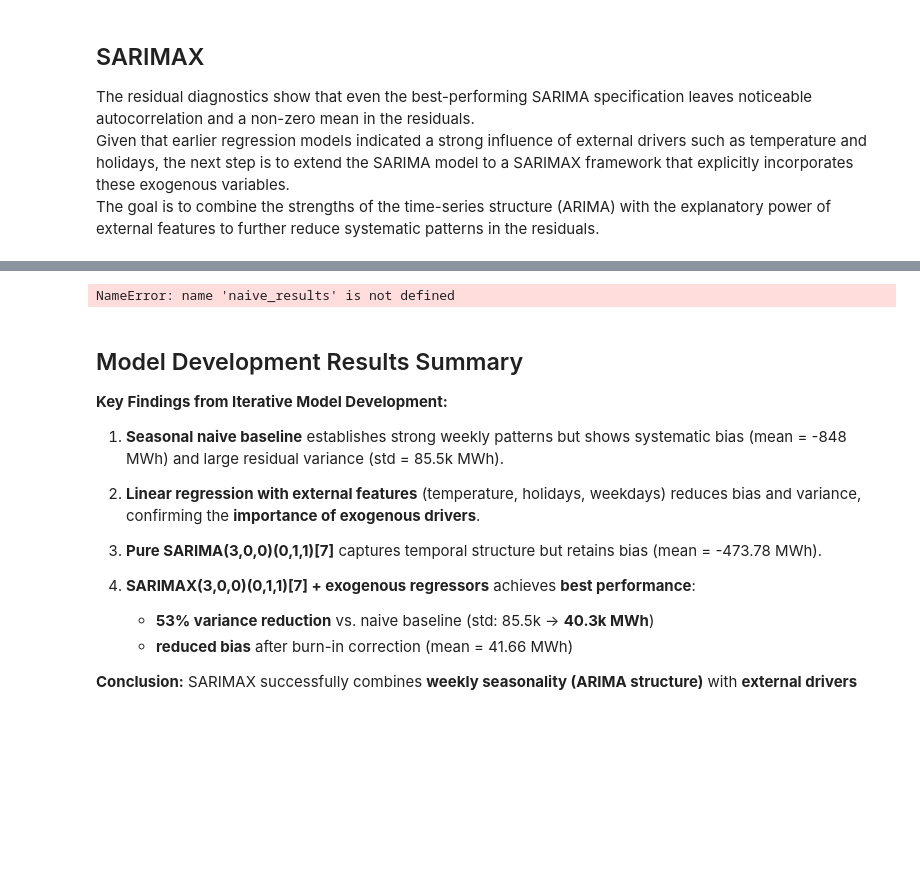
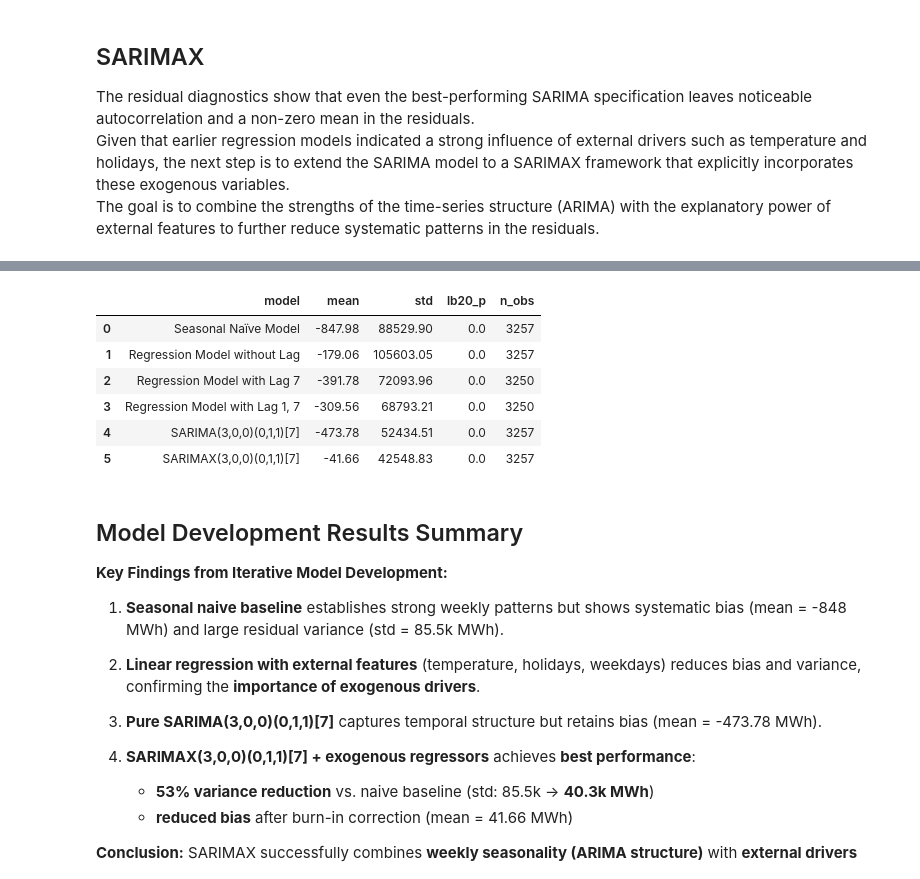
Before and after one commit to marakoe/energy-forecasting, a Jupyter notebook: notebooks/03_models.ipynb, the cells around one changed output, grey strips where cells are left out. Cells and saved outputs as stored; diff of their text form; code cells hidden in the pictures; blank space fills up the shorter version.

```diff
--- a/notebooks/03_models.ipynb
+++ b/notebooks/03_models.ipynb
@@ -299,6 +300,14 @@ The residual diagnostics show that even the best-performing SARIMA specification
 Given that earlier regression models indicated a strong influence of external drivers such as temperature and holidays, the next step is to extend the SARIMA model to a SARIMAX framework that explicitly incorporates these exogenous variables.
 The goal is to combine the strengths of the time-series structure (ARIMA) with the explanatory power of external features to further reduce systematic patterns in the residuals.
 # %%
+exog_train = pd.get_dummies(
+    train[['month', 'is_holiday', 'TMK']],
+    columns=['month'],
+    prefix='month',
+    drop_first=True,
+    dtype=float
+)
+
 sarimax_model = SARIMAX(
     train['y'],
     exog=exog_train,
@@ -314,7 +323,7 @@ print(sarimax_model.summary())
 fitted = sarimax_model.fittedvalues
 resid = train['y'] - fitted
 
-sarima_results = plot_residual_diagnostics(
+sarimax_results = plot_residual_diagnostics(
     train['ds'],
     resid,
     title_prefix="SARIMAX(3,0,0)(0,1,1)[7]"
@@ -340,10 +349,16 @@ Warnings:
 [2] Covariance matrix is singular or near-singular, with condition number 8.62e+25. Standard errors may be unstable.
 [figure]
 # %%
-results = [naive_results, regression_results, regression_results_lag7, regression_results_lag7_1, sarima_results]
+results = [naive_results, regression_results, regression_results_lag7, regression_results_lag7_1, sarima_results, sarimax_results]
 pd.DataFrame(results).round(2)
 # %% [output]
-NameError: name 'naive_results' is not defined
+|  | model | mean | std | lb20_p | n_obs |
+| 0 | Seasonal Naïve Model | -847.98 | 88529.90 | 0.0 | 3257 |
+| 1 | Regression Model without Lag | -179.06 | 105603.05 | 0.0 | 3257 |
+| 2 | Regression Model with Lag 7 | -391.78 | 72093.96 | 0.0 | 3250 |
+| 3 | Regression Model with Lag 1, 7 | -309.56 | 68793.21 | 0.0 | 3250 |
+| 4 | SARIMA(3,0,0)(0,1,1)[7] | -473.78 | 52434.51 | 0.0 | 3257 |
+| 5 | SARIMAX(3,0,0)(0,1,1)[7] | -41.66 | 42548.83 | 0.0 | 3257 |
 # %% [markdown]
 ## Model Development Results Summary
 
```
Also changed, not shown: parts of 3 cells of this notebook.
